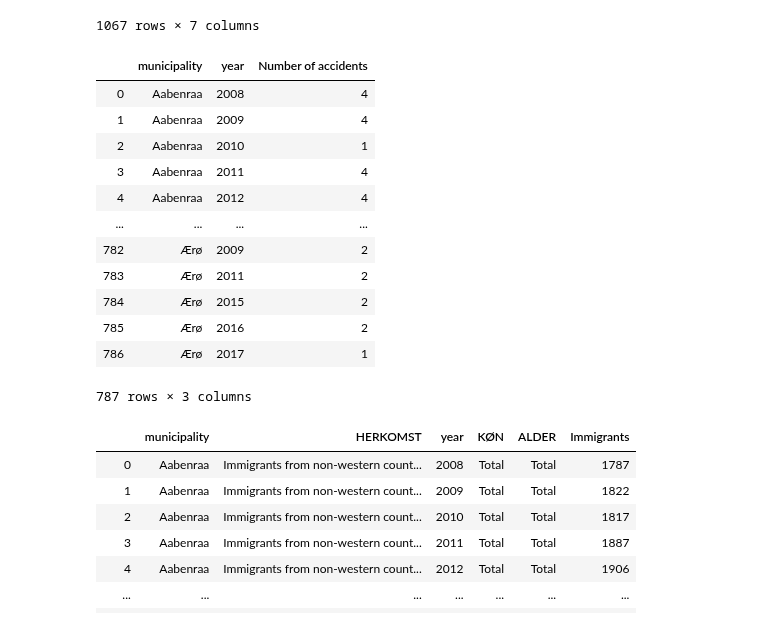
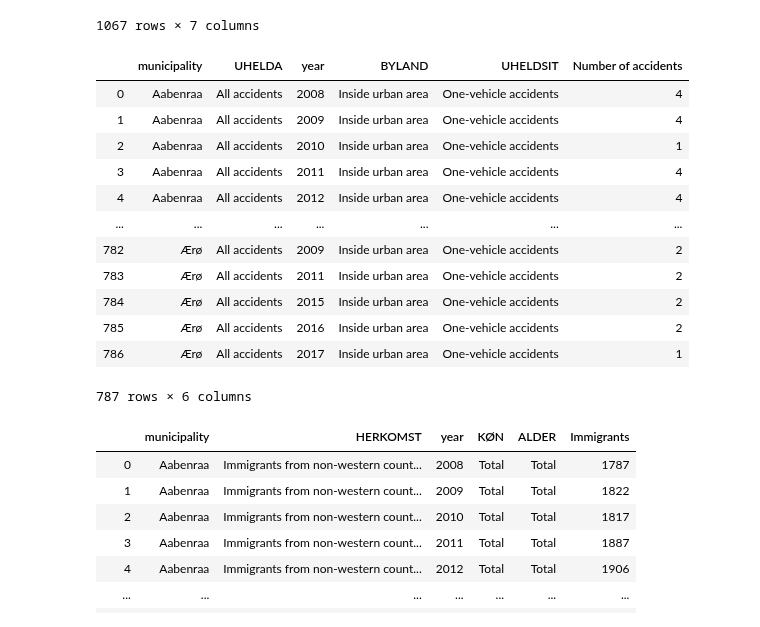
Before and after one commit to Rapyki/projects-2020-slangerne, a Jupyter notebook: dataproject/Henee.ipynb, the cells around one changed output. Drawn from its saved outputs; the diff is of its cells as text; code cells hidden in the pictures.

```diff
--- a/dataproject/Henee.ipynb
+++ b/dataproject/Henee.ipynb
@@ -175,45 +172,46 @@ municipality               BEREGNING  year HERKOMST       ALDER    KØN  \
 # %%
 
 #Downloading accident data
 
 variables={'OMRÅDE':['*'], 'UHELDA':['*'], 'TID':['*']} #Igen hvorfor er denne med?
 
 #Downloading and defining:
 accidents = dst.get_data(table_id = 'UHELDK7', variables=variables)
 
 #Using the functions made in [dataproject.py]:
-accidents = dataproject.initial_rename(accidents,'Number of accidents')
-accidents = dataproject.only_keep_municipalities_and_years(accidents,0,2008,2018)
-#accidents = dataproject.row_chooser(accidents,UHELDA,'All accidents')
+accidents = B_funktioner.initial_rename(accidents,'Number of accidents')
+accidents = B_funktioner.only_keep_municipalities_and_years(accidents,0,2008,2018)
+#accidents = B_funktioner.row_chooser(accidents,UHELDA,'All accidents')
 
 #The 2 lines below ensures, that we only are going to examine "All accidents" and not the subcategories.
 I = accidents.UHELDA.str.contains('All accidents')
 accidents = accidents.loc[I == True]
 
 #Sorting
-accidents= dataproject.sort_reset(accidents)
-del accidents['UHELDA']; del accidents['BYLAND']; del accidents['UHELDSIT']
+accidents= B_funktioner.sort_reset(accidents)
+
 #Skal nedenstående med????
 #Deleting columns for which we will not examine.
 #del accidents['UHELDA']
 #del accidents['BYLAND']
 #del accidents['UHELDSIT']
 
+
 accidents
 # %% [output]
-|  | municipality | year | Number of accidents |
-| 0 | Aabenraa | 2008 | 4 |
-| 1 | Aabenraa | 2009 | 4 |
-| 2 | Aabenraa | 2010 | 1 |
-| 3 | Aabenraa | 2011 | 4 |
-| 4 | Aabenraa | 2012 | 4 |
-| ... | ... | ... | ... |
-| 782 | Ærø | 2009 | 2 |
-| 783 | Ærø | 2011 | 2 |
-| 784 | Ærø | 2015 | 2 |
-| 785 | Ærø | 2016 | 2 |
-| 786 | Ærø | 2017 | 1 |
+|  | municipality | UHELDA | year | BYLAND | UHELDSIT | Number of accidents |
+| 0 | Aabenraa | All accidents | 2008 | Inside urban area | One-vehicle accidents | 4 |
+| 1 | Aabenraa | All accidents | 2009 | Inside urban area | One-vehicle accidents | 4 |
+| 2 | Aabenraa | All accidents | 2010 | Inside urban area | One-vehicle accidents | 1 |
+| 3 | Aabenraa | All accidents | 2011 | Inside urban area | One-vehicle accidents | 4 |
+| 4 | Aabenraa | All accidents | 2012 | Inside urban area | One-vehicle accidents | 4 |
+| ... | ... | ... | ... | ... | ... | ... |
+| 782 | Ærø | All accidents | 2009 | Inside urban area | One-vehicle accidents | 2 |
+| 783 | Ærø | All accidents | 2011 | Inside urban area | One-vehicle accidents | 2 |
+| 784 | Ærø | All accidents | 2015 | Inside urban area | One-vehicle accidents | 2 |
+| 785 | Ærø | All accidents | 2016 | Inside urban area | One-vehicle accidents | 2 |
+| 786 | Ærø | All accidents | 2017 | Inside urban area | One-vehicle accidents | 1 |
-787 rows × 3 columns
+787 rows × 6 columns
 # %%
 #Dowloading and defining the data on immigrants from non-western countries  in the danish municipalities
 
```
Also changed, not shown: parts of 15 cells of this notebook.
